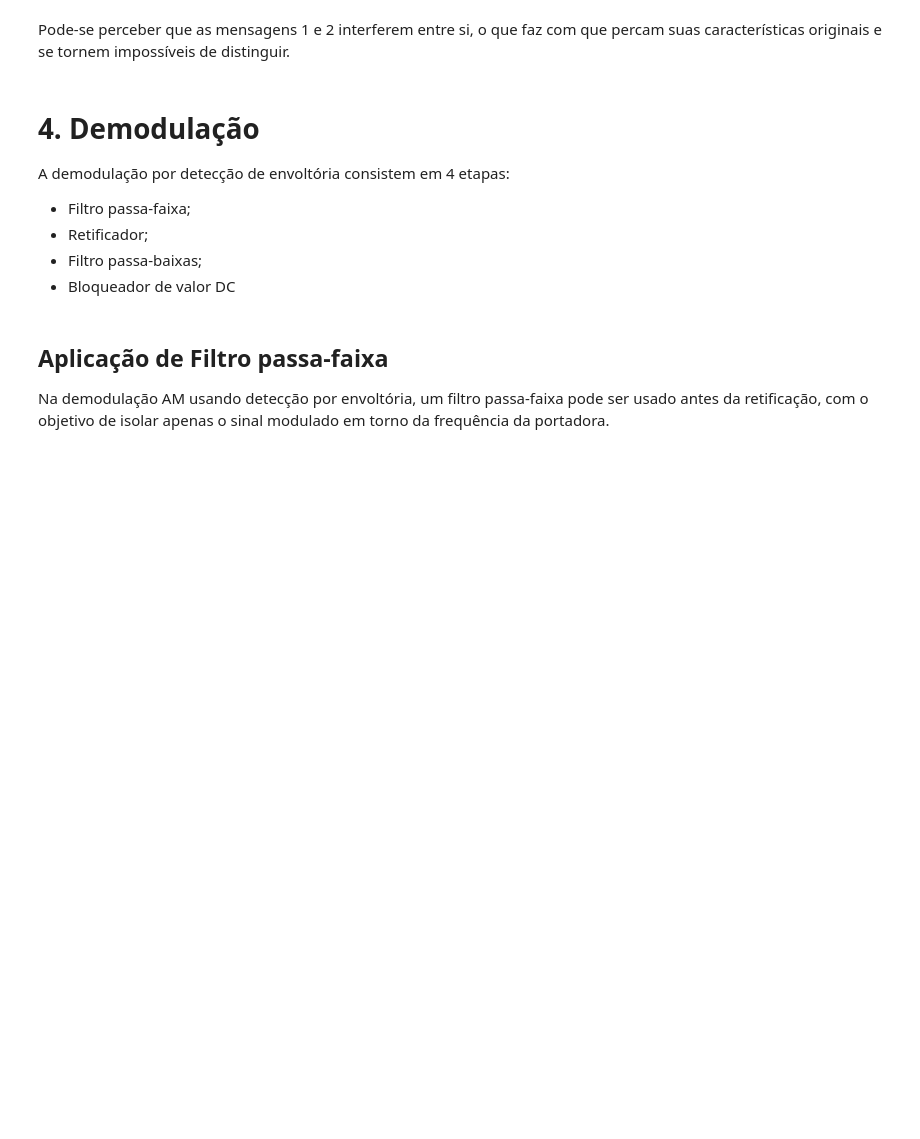
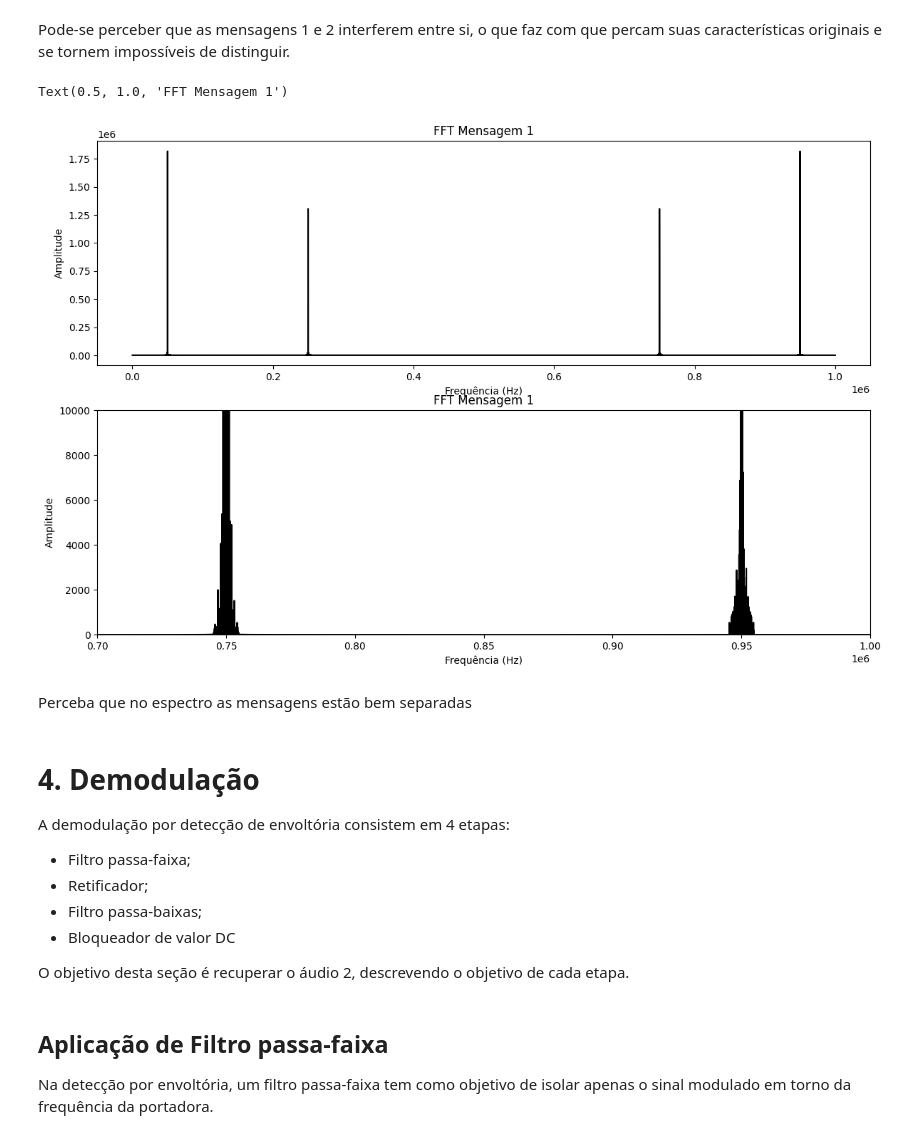
Before and after one commit to iyisakuma/PComunicacao, a Jupyter notebook: Atividade_1_Modulação_AM.ipynb, the cells around one changed output. Saved outputs shown, nothing was run; the diff lists cells and outputs as text; code cells hidden in the pictures; blank space fills up the shorter version.

```diff
--- a/Atividade_1_Modulação_AM.ipynb
+++ b/Atividade_1_Modulação_AM.ipynb
@@ -396,25 +393,35 @@ Pode-se perceber que as mensagens 1 e 2 interferem entre si, o que faz com que p
 # %%
 
 fft_ch = np.fft.fft(channel)
 
 
 N = len(fft_ch)
 n = np.arange(N)
 T = N/freq_superamostragem
 array_freq_ch = n / T
 
 
 # Plot espectral da Mensagem 1
 plt.figure(figsize=(14, 9))
 
+plt.subplot(2, 1, 1)
+plt.plot(array_freq_ch, np.abs(fft_ch), 'k')
+plt.xlabel('Frequência (Hz)')
+plt.ylabel('Amplitude')
+plt.title('FFT Mensagem 1')
 
-plt.subplot(2, 2, 1)
+plt.subplot(2, 1, 2)
 plt.plot(array_freq_ch, np.abs(fft_ch), 'k')
 plt.xlabel('Frequência (Hz)')
 plt.ylabel('Amplitude')
 plt.ylim(0, 10000)
 plt.xlim(7e5, 1e6)
 plt.title('FFT Mensagem 1')
+# %% [output]
+Text(0.5, 1.0, 'FFT Mensagem 1')
+[figure, added]
+# %% [markdown]
+Perceba que no espectro as mensagens estão bem separadas
 # %% [markdown]
 # 4. Demodulação
 
@@ -426,7 +433,10 @@ A demodulação por detecção de envoltória consistem em 4 etapas:
 *   Retificador;
 *   Filtro passa-baixas;
 *   Bloqueador de valor DC
+
+
+O objetivo desta seção é recuperar o áudio 2, descrevendo o objetivo de cada etapa.
 # %% [markdown]
 ## Aplicação de Filtro passa-faixa
 
-Na demodulação AM usando detecção por envoltória, um filtro passa-faixa pode ser usado antes da retificação, com o objetivo de isolar apenas o sinal modulado em torno da frequência da portadora.
+Na detecção por envoltória, um filtro passa-faixa tem como  objetivo de isolar apenas o sinal modulado em torno da frequência da portadora.
```
Also changed, not shown: parts of 14 cells of this notebook.
